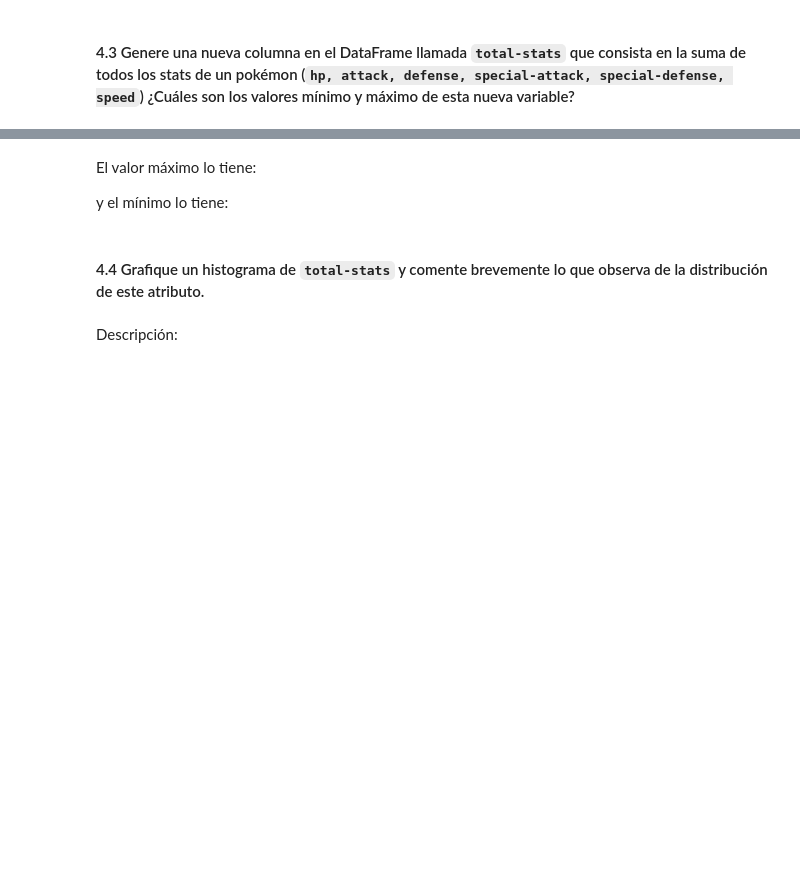
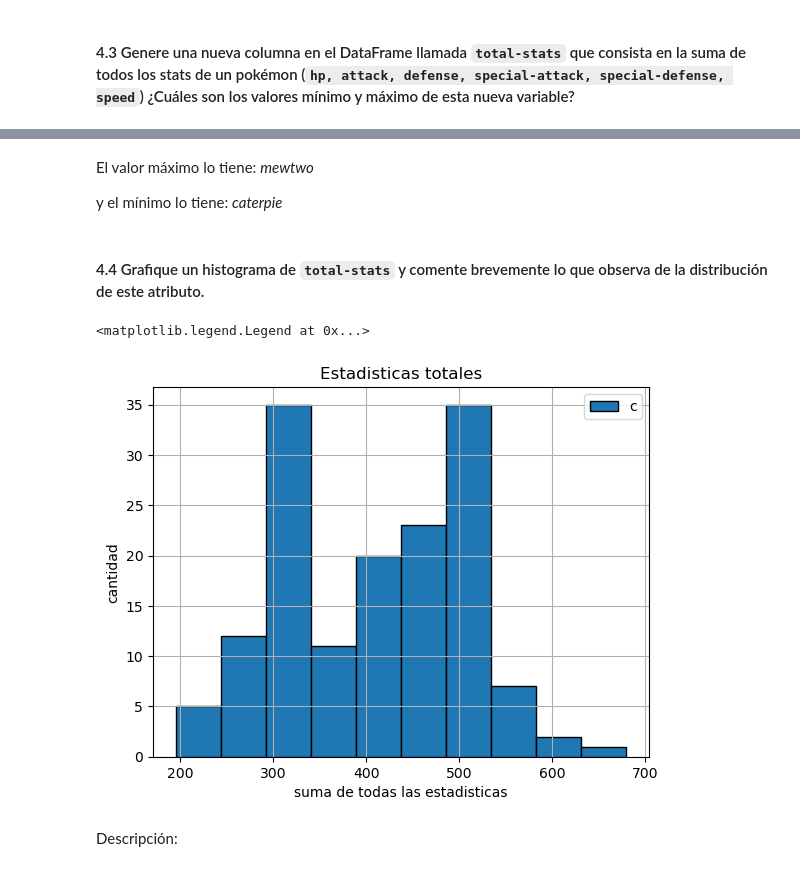
Before and after one commit to Benjasud-coder/IMT2200-Benjamin-Pardo-, a Jupyter notebook: Actividades/Act 2/IMT2200 2025 - Actividad 02.ipynb, the cells around one changed output, grey strips where cells are left out. Saved outputs shown, nothing was run; the diff lists cells and outputs as text; code cells hidden in the pictures; blank space fills up the shorter version.

```diff
--- a/Actividades/Act 2/IMT2200 2025 - Actividad 02.ipynb
+++ b/Actividades/Act 2/IMT2200 2025 - Actividad 02.ipynb
@@ -119,2 +207,6 @@ El pokémon más rápido es:
 # %% [markdown]
 #### 4.3 Genere una nueva columna en el DataFrame llamada `total-stats` que consista en la suma de todos los stats de un pokémon (`hp, attack, defense, special-attack, special-defense, speed`) ¿Cuáles son los valores mínimo y máximo de esta nueva variable?
+# %%
+data_total = df.copy()
+data_total['total-stats'] = data_total['hp'] + data_total['attack'] + data_total['defense'] + data_total['special-attack'] + data_total['special-defense'] + data_total['speed']
+data_total.sort_values(by='total-stats')
@@ -121,11 +227,19 @@ El pokémon más rápido es:
 # %% [markdown]
-El valor máximo lo tiene:
+El valor máximo lo tiene: _mewtwo_
 
-y el mínimo lo tiene:
+y el mínimo lo tiene: _caterpie_
 # %% [markdown]
 #### 4.4 Grafique un histograma de `total-stats` y comente brevemente lo que observa de la distribución de este atributo.
 # %%
 import matplotlib.pyplot as plt
-plt.
+plt.hist(data_total['total-stats'], bins=10, edgecolor='black')
+plt.title('Estadisticas totales')
+plt.xlabel('suma de todas las estadisticas')
+plt.ylabel('cantidad')
+plt.grid(True)
+plt.legend('cant. Pokemon')
+# %% [output]
+<matplotlib.legend.Legend at 0x...>
+[figure, added]
 # %% [markdown]
 Descripción:
```
Also changed, not shown: parts of 9 cells of this notebook, 4 other files.
